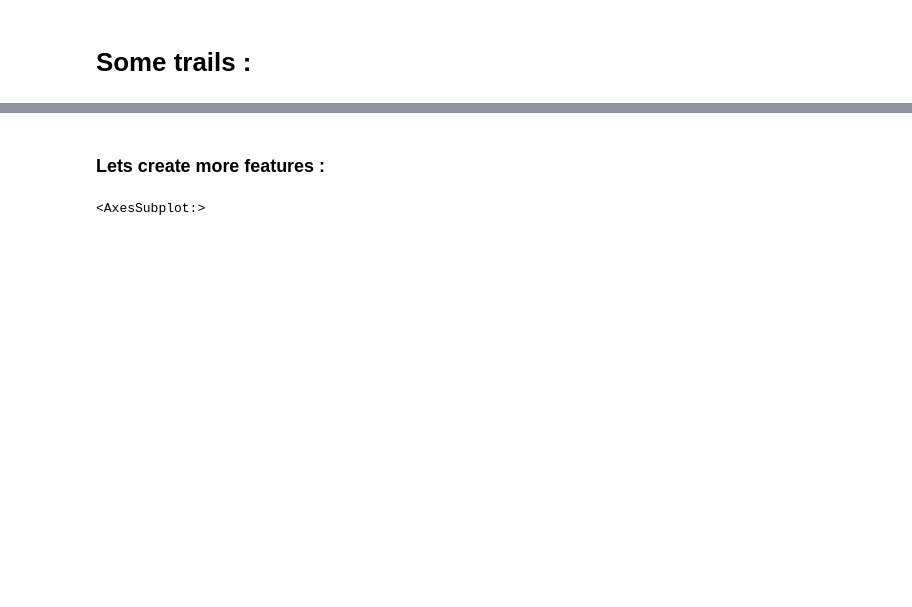
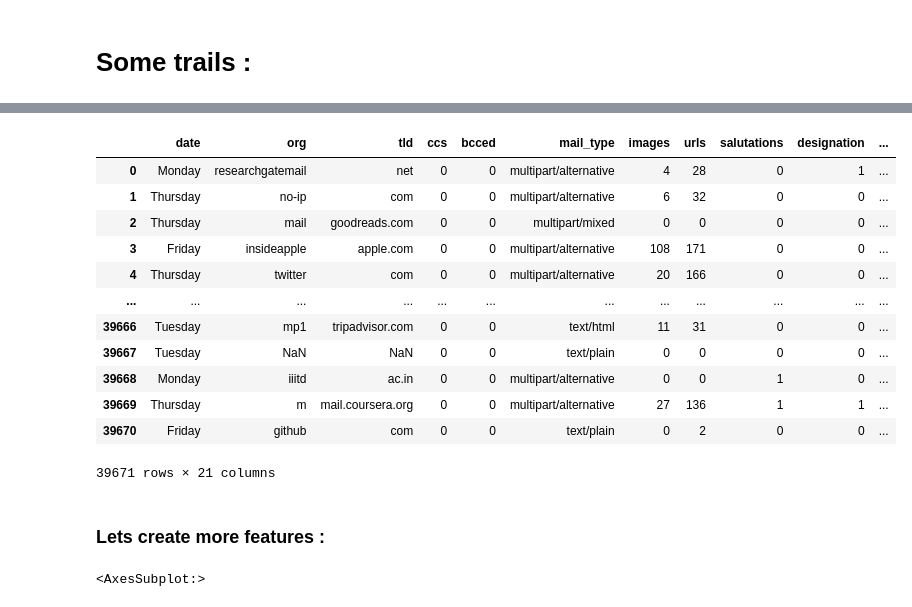
Before and after one commit to tonywu71/multi-label-email-classifier, a Jupyter notebook: kaggle_project.ipynb, the cells around one changed output, grey strips where cells are left out. Drawn from its saved outputs; the diff is of its cells as text; code cells hidden in the pictures; blank space fills up the shorter version.

```diff
--- a/kaggle_project.ipynb
+++ b/kaggle_project.ipynb
@@ -53,3 +68,19 @@ all_data['date'].nunique()
+# %%
+all_data
+# %% [output]
+|  | date | org | tld | ccs | bcced | mail_type | images | urls | salutations | designation | ... |
+| 0 | Monday | researchgatemail | net | 0 | 0 | multipart/alternative | 4 | 28 | 0 | 1 | ... |
+| 1 | Thursday | no-ip | com | 0 | 0 | multipart/alternative | 6 | 32 | 0 | 0 | ... |
+| 2 | Thursday | mail | goodreads.com | 0 | 0 | multipart/mixed | 0 | 0 | 0 | 0 | ... |
+| 3 | Friday | insideapple | apple.com | 0 | 0 | multipart/alternative | 108 | 171 | 0 | 0 | ... |
+| 4 | Thursday | twitter | com | 0 | 0 | multipart/alternative | 20 | 166 | 0 | 0 | ... |
+| ... | ... | ... | ... | ... | ... | ... | ... | ... | ... | ... | ... |
+| 39666 | Tuesday | mp1 | tripadvisor.com | 0 | 0 | text/html | 11 | 31 | 0 | 0 | ... |
+| 39667 | Tuesday | NaN | NaN | 0 | 0 | text/plain | 0 | 0 | 0 | 0 | ... |
+| 39668 | Monday | iiitd | ac.in | 0 | 0 | multipart/alternative | 0 | 0 | 1 | 0 | ... |
+| 39669 | Thursday | m | mail.coursera.org | 0 | 0 | multipart/alternative | 27 | 136 | 1 | 1 | ... |
+| 39670 | Friday | github | com | 0 | 0 | text/plain | 0 | 2 | 0 | 0 | ... |
+39671 rows × 21 columns
 # %% [markdown]
 ### Lets create more features :
 # %%
```
Also changed, not shown: parts of 10 cells of this notebook, 1 other file.
